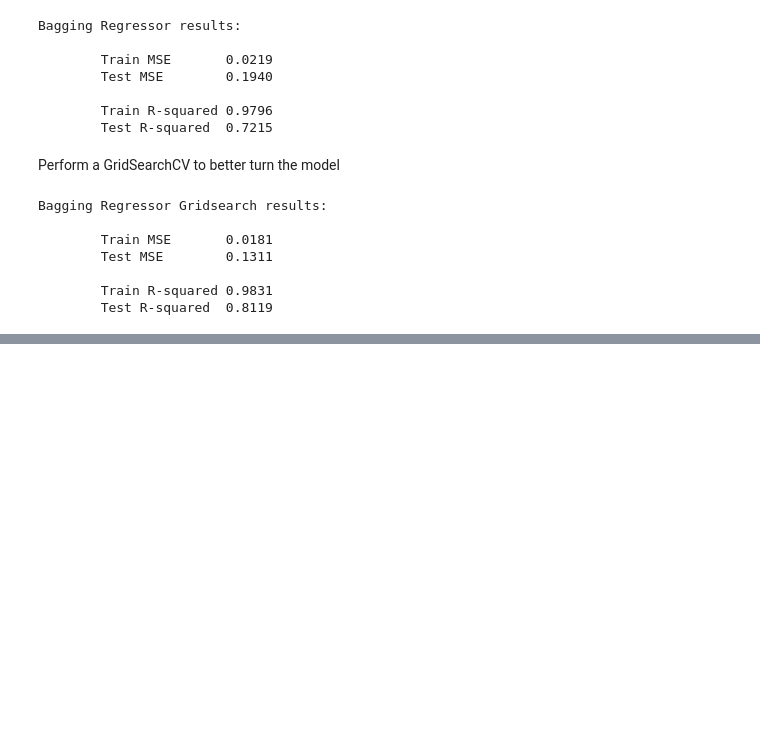
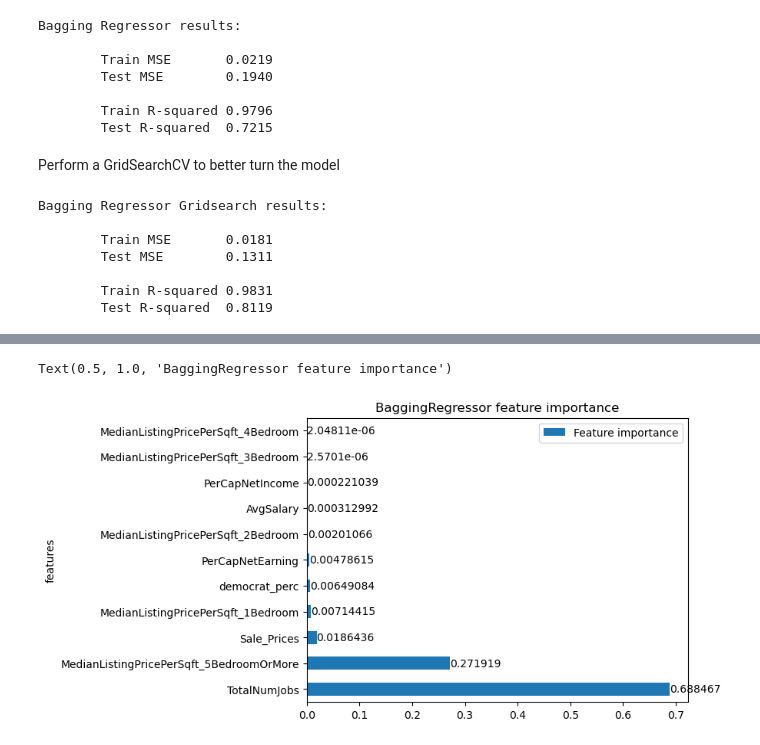
Before and after one commit to RenhaoL/CS109A_AC209A_Fall22_final_project, a Jupyter notebook: src/random_forest_bagging_regression_model.ipynb, the cells around one changed output, grey strips where cells are left out. Drawn from its saved outputs; the diff is of its cells as text; code cells hidden in the pictures; blank space fills up the shorter version.

```diff
--- a/src/random_forest_bagging_regression_model.ipynb
+++ b/src/random_forest_bagging_regression_model.ipynb
@@ -219,0 +249,17 @@ Bagging Regressor Gridsearch results:
+# %%
+feature_importances = np.mean([
+    tree.feature_importances_ for tree in grid_bagging.estimators_
+], axis=0)
+feature_importances
+
+feature_importances_plot = list(zip(list(X_train.columns), feature_importances))
+feature_importances_plot = sorted(feature_importances_plot, key=lambda x:x[1], reverse=True)
+feature_importances_plot_df = pd.DataFrame(feature_importances_plot, columns=['features', "Feature importance"])
+
+ax = feature_importances_plot_df.plot.barh(x="features", y="Feature importance")
+for container in ax.containers:
+    ax.bar_label(container)
+plt.title("BaggingRegressor feature importance")
+# %% [output]
+Text(0.5, 1.0, 'BaggingRegressor feature importance')
+[figure, added]
```
Also changed, not shown: parts of 9 cells of this notebook, 2 other files.
